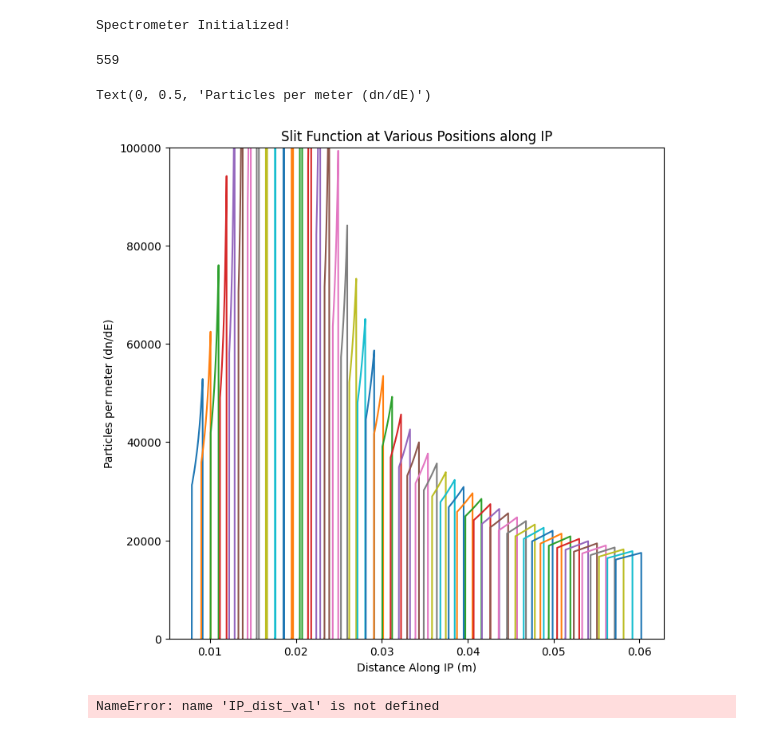
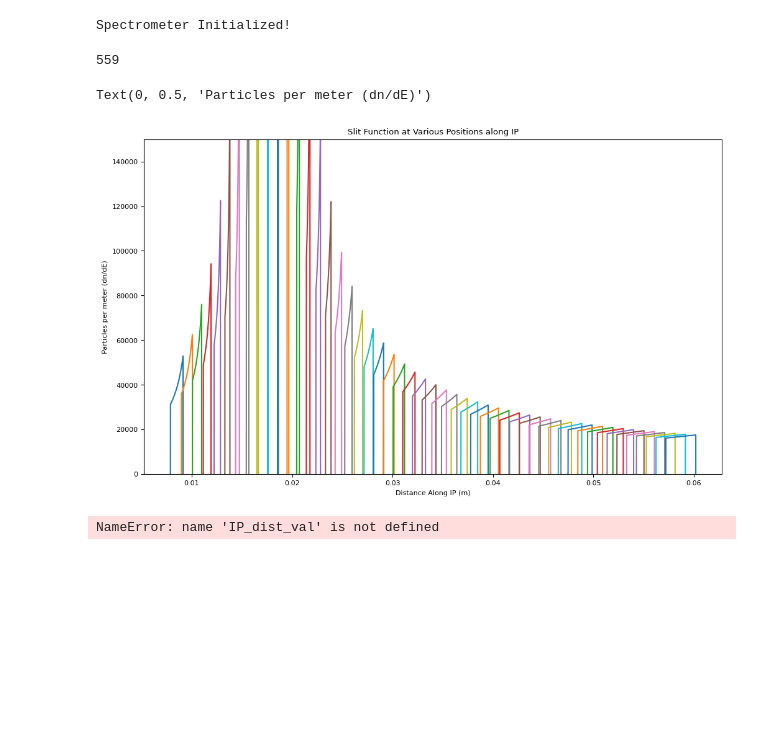
Before and after one commit to Schaeffer-Lab/Dec-2024-Shock-Data, a Jupyter notebook: Class_MagSpec.ipynb, the cells around one changed output. Saved outputs shown, nothing was run; the diff lists cells and outputs as text; code cells hidden in the pictures; blank space fills up the shorter version.

```diff
--- a/Class_MagSpec.ipynb
+++ b/Class_MagSpec.ipynb
@@ -1592,24 +1631,24 @@ x_space, plot_data_axes, slit_function_data, IP_data = Spec.varying_slit_functio
 # %% [output]
 Spectrometer Initialized!
 # %%
-plt.figure(figsize=[8,8])
+plt.figure(figsize=[12,7])
 
 print(len(x_space))
 for i in np.linspace(0,500,51).astype(int):
     plt.plot(plot_data_axes[i],slit_function_data[i])
 
 #plt.ylim(2e7,4.7e7)
-plt.ylim(0,1e5)
+plt.ylim(0,1.5e5)
 c = 0.018
 w = 0.003
 plt.title("Slit Function at Various Positions along IP")
 plt.xlabel("Distance Along IP (m)")
 plt.ylabel("Particles per meter (dn/dE)")
 #plt.xlim(c-w,c+w)
 # %% [output]
 559
 Text(0, 0.5, 'Particles per meter (dn/dE)')
-[figure, old version]
+[figure, new version]
 # %%
 def linear_particle_density(IP_dist_val):
     max = np.max(IP_dist_val)
```
Also changed, not shown: parts of 2 cells of this notebook, 13 other files.
